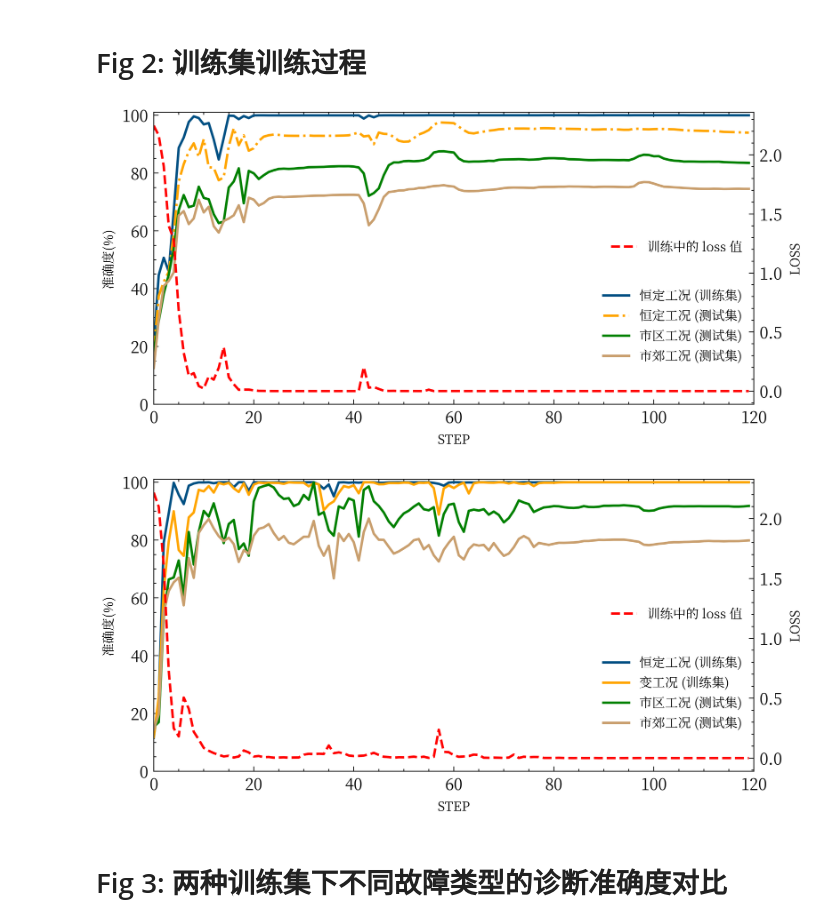
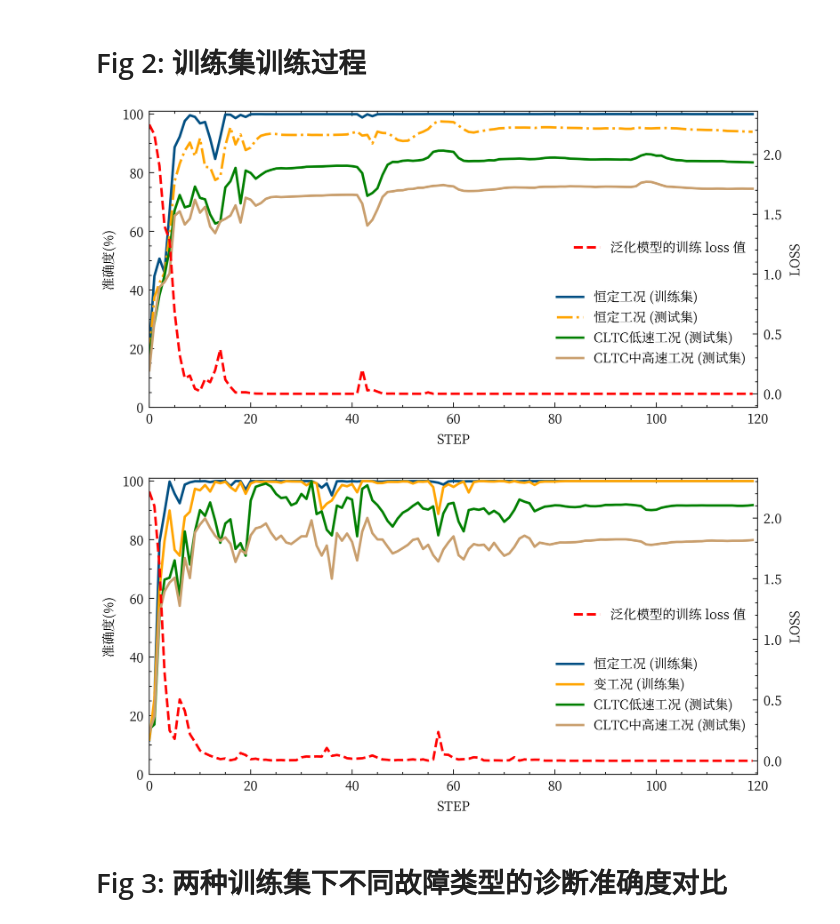
Before and after one commit to bakulaibuji/AdaClust_CompoundFaults, a Jupyter notebook: plot/plot.ipynb, the cells around one changed output. Drawn from its saved outputs; the diff is of its cells as text; code cells hidden in the pictures.

```diff
--- a/plot/plot.ipynb
+++ b/plot/plot.ipynb
@@ -151,10 +151,10 @@ ax.plot(df.index[:cut_off], df['test_const_speed'][:cut_off] * 100, linewidth=1.
         label='恒定工况 (测试集)')
 ax.plot(df.index[:cut_off], df['test_udc'][:cut_off] * 100, linewidth=1.5, linestyle='-', markersize=2,
         color='green',
-        label='市区工况 (测试集)')
+        label='CLTC低速工况 (测试集)')
 ax.plot(df.index[:cut_off], df['test_eudc'][:cut_off] * 100, linewidth=1.5, linestyle='-', markersize=2,
         color=(201 / 255, 159 / 255, 110 / 255),
-        label='市郊工况 (测试集)')
+        label='CLTC中高速工况 (测试集)')
 ax.set_ylabel('准确度(%)')
 ax.set_xlabel('STEP')
 ax.set_xlim(0, cut_off)
@@ -164,13 +164,13 @@ ax.legend(loc='lower right', bbox_to_anchor=(1, 0.1))
 ax2 = ax.twinx()
 ax2.plot(df.index[:cut_off], df['loss'][:cut_off], linewidth=1.5, linestyle='--', markersize=2,
          color='red',
-         label='训练中的 loss 值')
+         label='泛化模型的训练 loss 值')
 ax2.set_ylabel('LOSS')
 ax2.legend(loc='upper right', bbox_to_anchor=(1, 0.6))
 
 plt.savefig('figs/train_process_group_1.png', dpi=300, bbox_inches='tight', pad_inches=0, transparent=True)
 # %% [output]
-[figure, old version]
+[figure, new version]
 # %%
 file_path = Path("./result.xlsx")
 xl = pd.ExcelFile(file_path)
@@ -190,37 +190,37 @@ df['test_udc'] = (df['B4L09_in_acc'] + df['B4L09_out_acc']) / 2
 # 市郊工况测试准确度
 df['test_eudc'] = (df['B4L110_in_acc'] + df['B4L110_out_acc'] + df['B4L211_in_acc'] + df['B4L211_out_acc']) / 4
 
 fig, ax = plt.subplots(1, 1, figsize=(8 / 1.2, 4 / 1.2), dpi=600)
 ax.plot(df.index[:cut_off], df['train_const_speed'][:cut_off] * 100, linewidth=1.5, linestyle='-',
         markersize=2,
         color=(0, 80 / 255, 131 / 255),
         label='恒定工况 (训练集)')
 ax.plot(df.index[:cut_off], df['train_varied_speed'][:cut_off] * 100, linewidth=1.5, linestyle='-',
         markersize=2,
         color='orange',
         label='变工况 (训练集)')
 ax.plot(df.index[:cut_off], df['test_udc'][:cut_off] * 100, linewidth=1.5, linestyle='-', markersize=2,
         color='green',
-        label='市区工况 (测试集)')
+        label='CLTC低速工况 (测试集)')
 ax.plot(df.index[:cut_off], df['test_eudc'][:cut_off] * 100, linewidth=1.5, linestyle='-', markersize=2,
         color=(201 / 255, 159 / 255, 110 / 255),
-        label='市郊工况 (测试集)')
+        label='CLTC中高速工况 (测试集)')
 ax.set_ylabel('准确度(%)')
 ax.set_xlabel('STEP')
 ax.set_xlim(0, cut_off)
 ax.set_ylim(0, 101)
 ax.legend(loc='lower right', bbox_to_anchor=(1, 0.1))
 
 ax2 = ax.twinx()
 ax2.plot(df.index[:cut_off], df['loss'][:cut_off], linewidth=1.5, linestyle='--', markersize=2,
          color='red',
-         label='训练中的 loss 值')
+         label='泛化模型的训练 loss 值')
 ax2.set_ylabel('LOSS')
 ax2.legend(loc='upper right', bbox_to_anchor=(1, 0.6))
 
 plt.savefig('figs/train_process_group_2.png', dpi=300, bbox_inches='tight', pad_inches=0, transparent=True)
 # %% [output]
-[figure, old version]
+[figure, new version]
 # %% [markdown]
 # Fig 3: 两种训练集下不同故障类型的诊断准确度对比
 # %%
```
Also changed, not shown: 2 other files.
